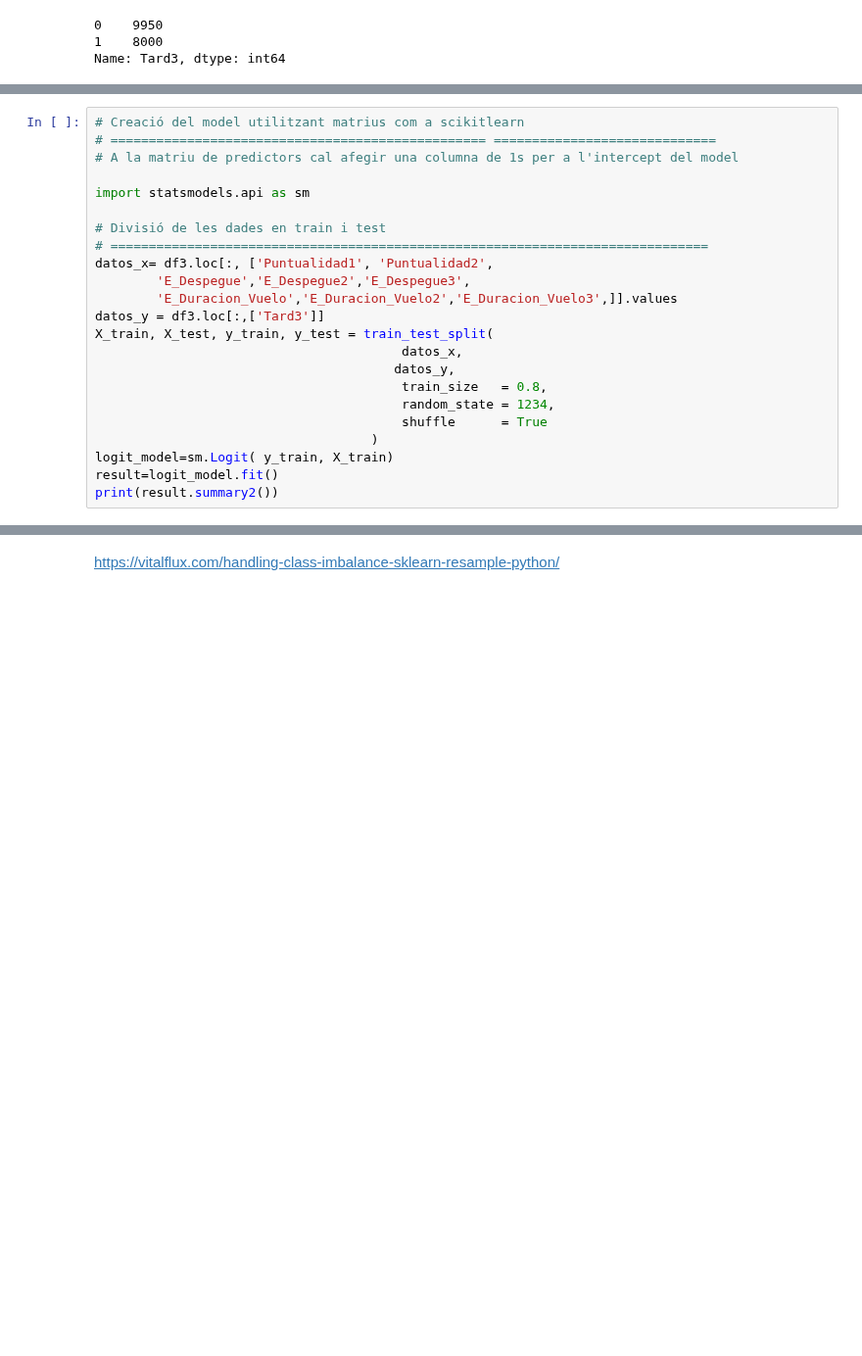
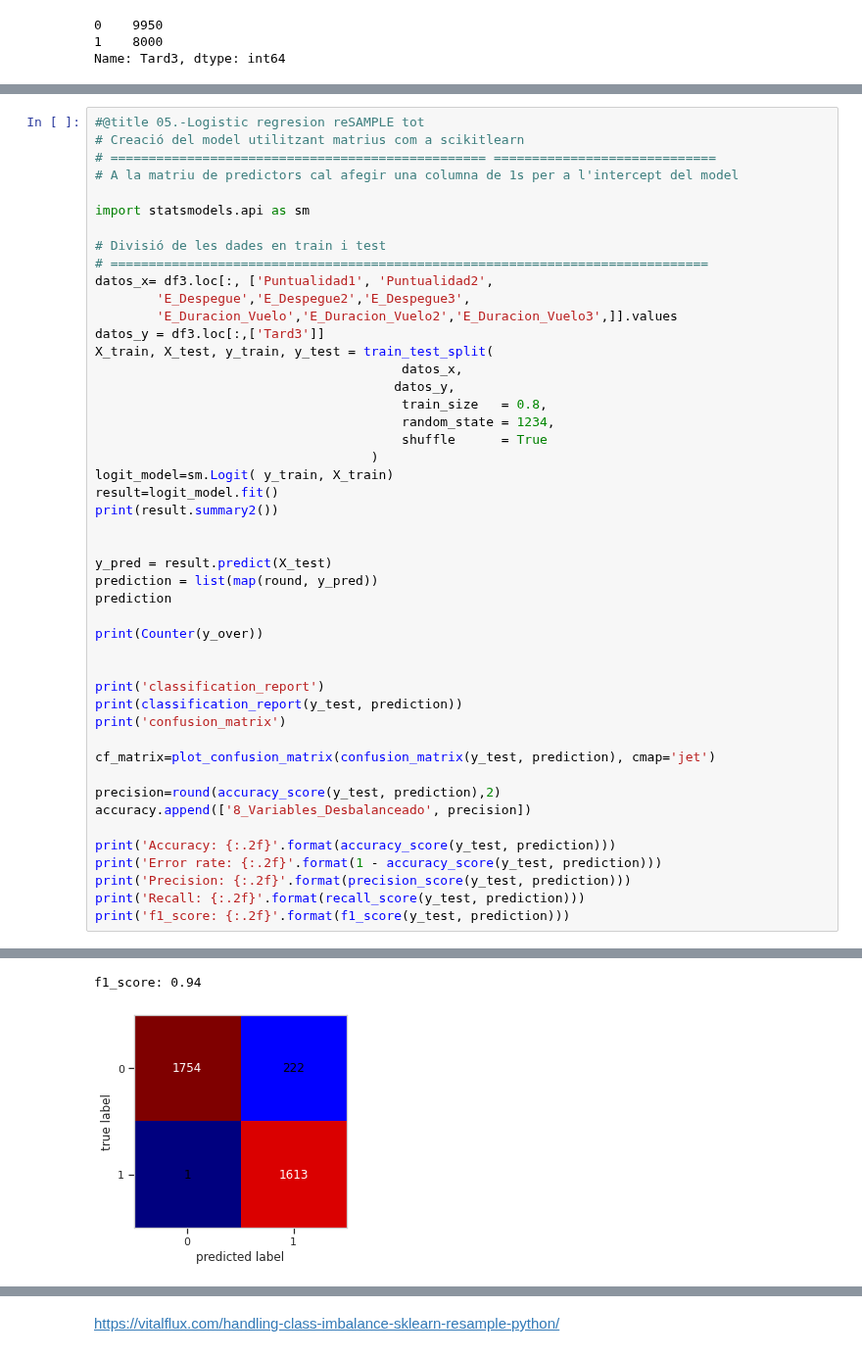
Before and after one commit to JMML2021/Entrega-projecte-final, a Jupyter notebook: utilitzar_loggistic_regression_per_mirar_els_coeficients_.ipynb, the cells around one changed output, grey strips where cells are left out. Shown at 98% size. Saved outputs shown, nothing was run; the diff lists cells and outputs as text; blank space fills up the shorter version.

```diff
--- a/utilitzar_loggistic_regression_per_mirar_els_coeficients_.ipynb
+++ b/utilitzar_loggistic_regression_per_mirar_els_coeficients_.ipynb
@@ -363,4 +357,5 @@ plt.show()
 # %%
+#@title 05.-Logistic regresion reSAMPLE tot
 # Creació del model utilitzant matrius com a scikitlearn
 # ================================================= =============================
 # A la matriu de predictors cal afegir una columna de 1s per a l'intercept del model
@@ -383,6 +378,29 @@ X_train, X_test, y_train, y_test = train_test_split(
 logit_model=sm.Logit( y_train, X_train)
 result=logit_model.fit()
 print(result.summary2())
+
+
+y_pred = result.predict(X_test)
+prediction = list(map(round, y_pred))
+prediction
+
+print(Counter(y_over))
+
+
+print('classification_report')
+print(classification_report(y_test, prediction))
+print('confusion_matrix')
+
+cf_matrix=plot_confusion_matrix(confusion_matrix(y_test, prediction), cmap='jet')
+
+precision=round(accuracy_score(y_test, prediction),2)
+accuracy.append(['8_Variables_Desbalanceado', precision])
+
+print('Accuracy: {:.2f}'.format(accuracy_score(y_test, prediction)))
+print('Error rate: {:.2f}'.format(1 - accuracy_score(y_test, prediction)))
+print('Precision: {:.2f}'.format(precision_score(y_test, prediction)))
+print('Recall: {:.2f}'.format(recall_score(y_test, prediction)))
+print('f1_score: {:.2f}'.format(f1_score(y_test, prediction)))
 # %% [output]
 Warning: Maximum number of iterations has been exceeded.
          Current function value: 0.146195
@@ -403,0 +422,2 @@ x8        0.3760     0.0081   46.5378   0.0000    0.3602    0.3919
+f1_score: 0.94
+[figure, added]
```
Also changed, not shown: parts of 20 cells of this notebook.
